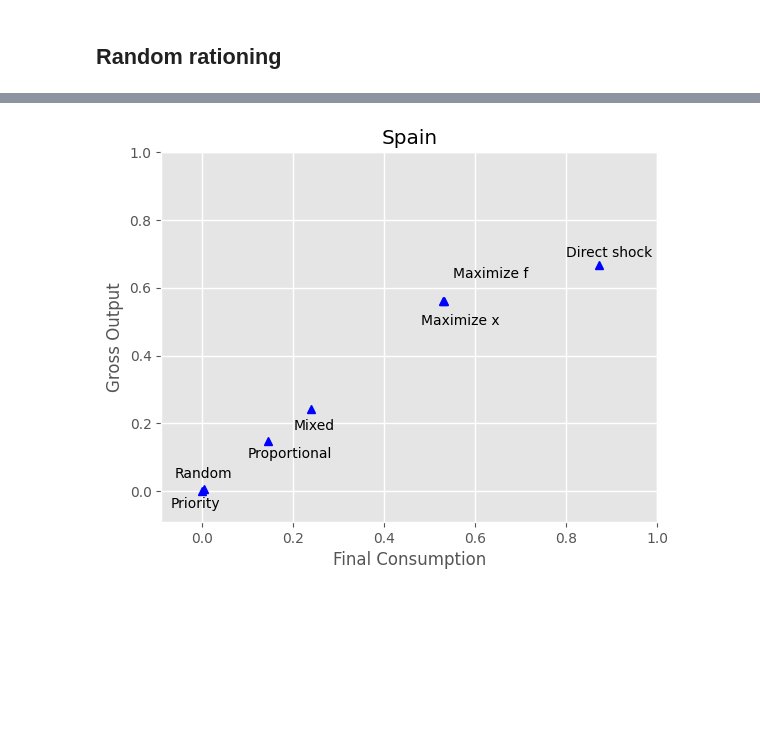
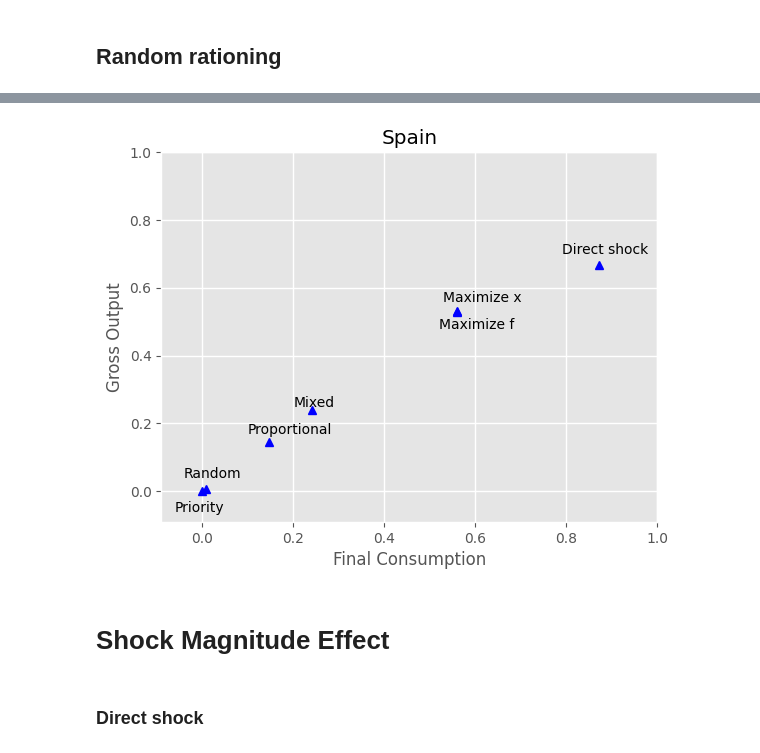
Before and after one commit to jannekehutsebaut/Thesis_Shock_Propagation_Supply_Demand, a Jupyter notebook: Case study Spain.ipynb, the cells around one changed output, grey strips where cells are left out. Cells and saved outputs as stored; diff of their text form; code cells hidden in the pictures; blank space fills up the shorter version.

```diff
--- a/Case study Spain.ipynb
+++ b/Case study Spain.ipynb
@@ -317,4 +347,4 @@ def algo_proportional(A, L, fmax, xmax, prioritize="no"):
 # %%
-result_proportional = algo_proportional(A, L, f_max, x_max, prioritize="no")
+result_proportional = algo_proportional(A, L, f_max, x_max, 30, prioritize="no")
 result_proportional
 # %% [output]
@@ -409,4 +448,4 @@ def algo_mixed(A, L, fmax, xmax, prioritize="yes"):
 # %%
-result_mixed = algo_mixed(A, L, f_max, x_max, prioritize="yes")
+result_mixed = algo_mixed(A, L, f_max, x_max, 30, prioritize="yes")
 result_mixed
 # %% [output]
@@ -570,2 +596,4 @@ def algo_priority(A, L, fmax, xmax, ordered, prioritize="yes"):
 # %%
-result_priority = algo_priority(A, L, f_max, x_max, names_ordered, prioritize="yes")
+names_ordered = order(A,L,f_max)
+result_priority = algo_priority(A, L, f_max, x_max, names_ordered,TT=30, prioritize="yes")
+result_priority
@@ -610,0 +628,3 @@ print(result_random)
+# %%
+result_random = algo_random(A, L, f_max, x_max, 100, prioritize = "random")
+result_random
@@ -611,31 +667,38 @@ print(result_random)
 # %%
-import matplotlib.pyplot as plt
 plt.style.use('ggplot')
 plt.title("Spain")
 plt.grid(visible=None, which='major', axis='both', linestyle='-', linewidth=1)
 
-plt.plot(result_proportional[0], result_proportional[1], 'b^')
-plt.plot(result_mixed[0], result_mixed[1], 'b^')
-plt.plot(result_random[0], result_random[1], 'b^')
-plt.plot(result_priority[0], result_priority[1], 'b^')
-plt.plot(Max_consumption[0], Max_consumption[1], 'b^')
-plt.plot(Max_output[0], Max_output[1], 'b^')
-plt.plot(direct_shock[0], direct_shock[1], 'b^')
+plt.plot(result_proportional[1], result_proportional[0], 'b^')
+plt.plot(result_mixed[1], result_mixed[0], 'b^')
+plt.plot(result_priority[1], result_priority[0], 'b^')
+plt.plot(result_random[1], result_random[0], 'b^')
+plt.plot(Max_consumption[1], Max_consumption[0], 'b^')
+plt.plot(Max_output[1], Max_output[0], 'b^')
+plt.plot(direct_shock[1], direct_shock[0], 'b^')
 
-plt.text(0.2,0.18,'Mixed')
-plt.text(0.1,0.1,'Proportional')
-plt.text(-0.07,-0.05,'Priority')
-plt.text(-0.06,0.04,'Random')
-plt.text(0.48,0.49, 'Maximize x')
-plt.text(0.55,0.63, 'Maximize f')
-plt.text(0.8,0.69, 'Direct shock')
+#x = np.linspace(-0.09,1.1)
+#y = x
+#plt.plot(x,y, 'k--', linewidth =0.5)
 
-plt.xlim(-0.09, 1)
+
+plt.text(0.1,0.17,'Proportional')
+plt.text(0.2,0.25,'Mixed')
+plt.text(-0.04,0.04,'Random')
+plt.text(-0.06,-0.06,'Priority')
+plt.text(0.52,0.48, 'Maximize f')
+plt.text(0.53,0.56, 'Maximize x')
+plt.text(0.79,0.7, 'Direct shock')
+
+plt.xlim(-0.09,1)
 plt.ylim(-0.09,1)
+
 
 plt.xlabel("Final Consumption")
 plt.ylabel("Gross Output")
 plt.savefig('plot_Spain.png')
 plt.show()
 # %% [output]
-[figure, old version]
+[figure, new version]
+# %% [markdown]
+# Shock Magnitude Effect
@@ -641,0 +725,2 @@ plt.show()
+# %% [markdown]
+### Direct shock
```
Also changed, not shown: parts of 60 cells of this notebook.
